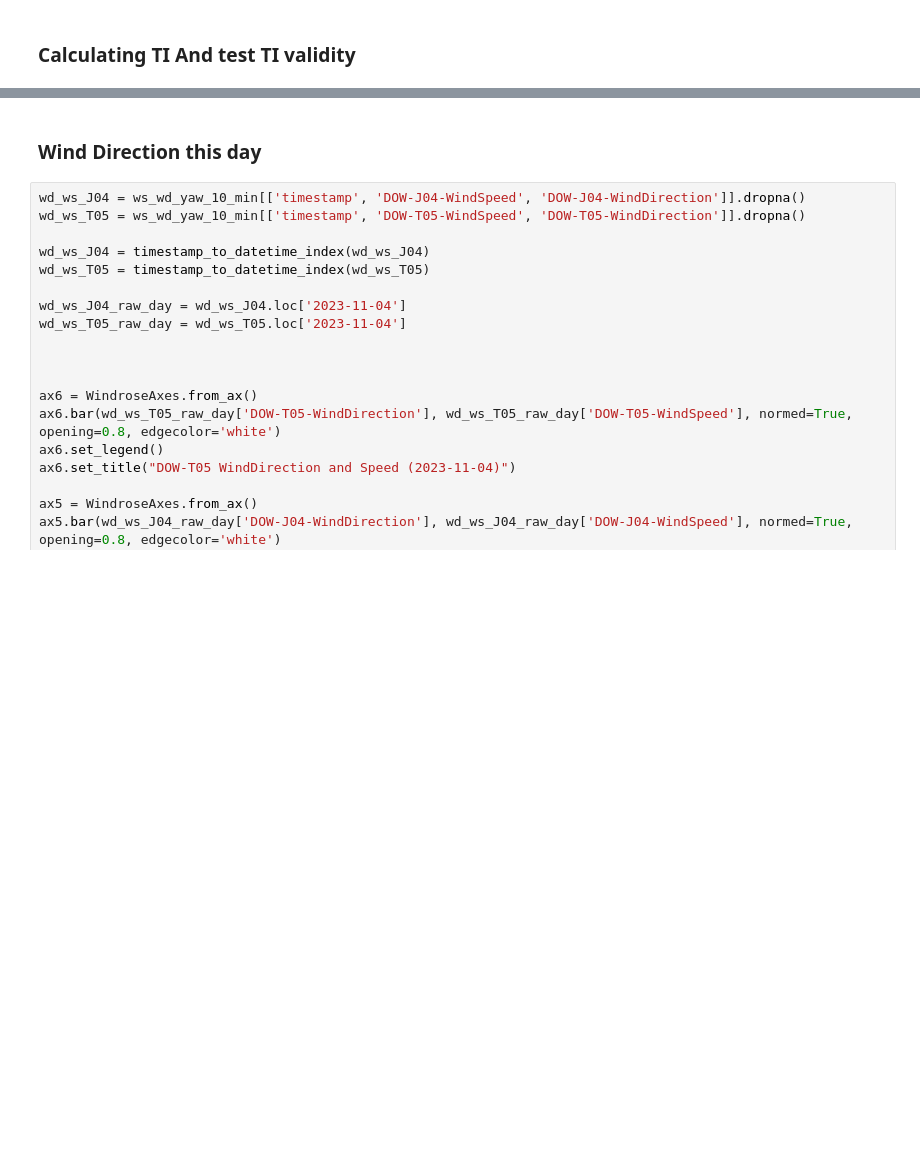
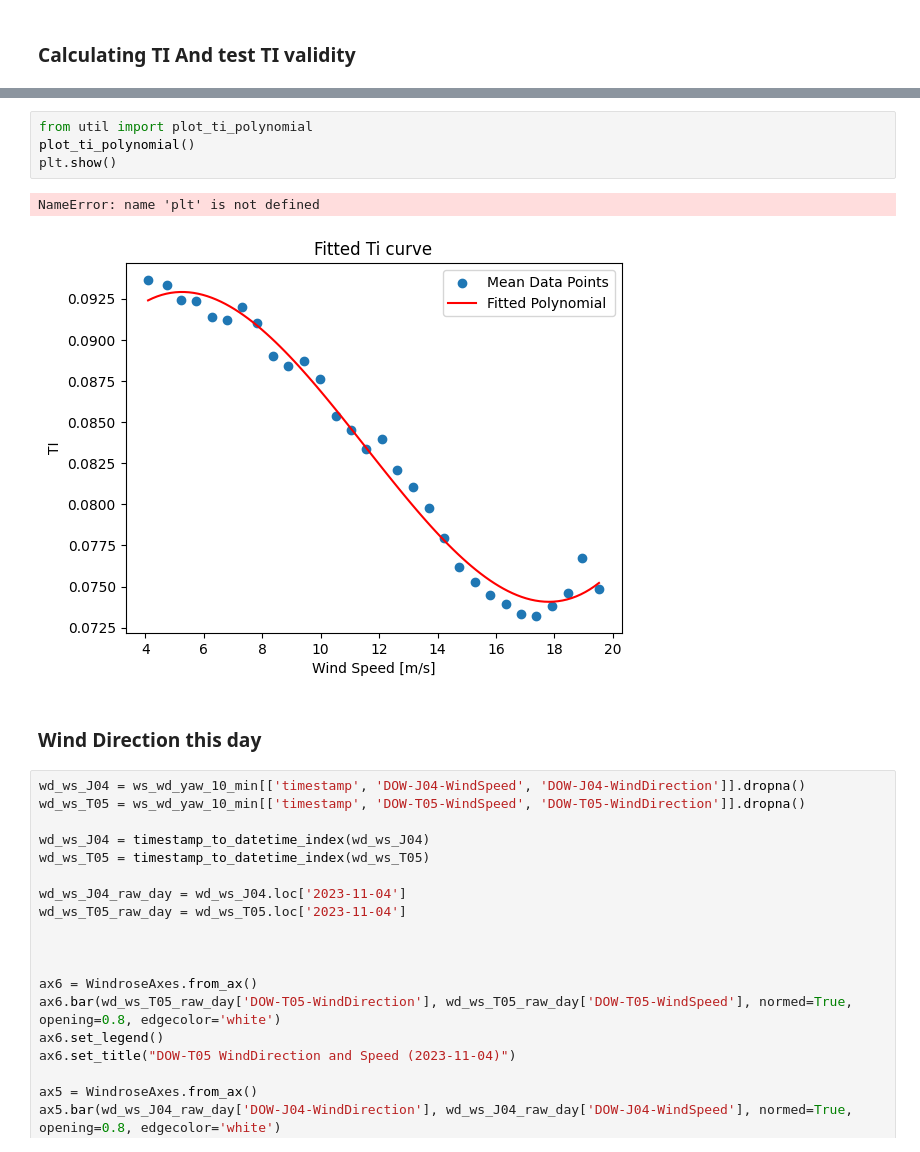
Before and after one commit to sondretb/Master-thesis---Wake-Scada-integration, a Jupyter notebook: pre_data_analysis.ipynb, the cells around one changed output, grey strips where cells are left out. Saved outputs shown, nothing was run; the diff lists cells and outputs as text; blank space fills up the shorter version.

```diff
--- a/pre_data_analysis.ipynb
+++ b/pre_data_analysis.ipynb
@@ -311,3 +342,10 @@ T05 TI higher than J04 when clear flowfield: 17 out of 32
+# %%
+from util import plot_ti_polynomial
+plot_ti_polynomial()
+plt.show()
+# %% [output]
+NameError: name 'plt' is not defined
+[figure, added]
 # %% [markdown]
 ### Wind Direction this day
 # %%
```
Also changed, not shown: parts of 18 cells of this notebook, 10 other files.
